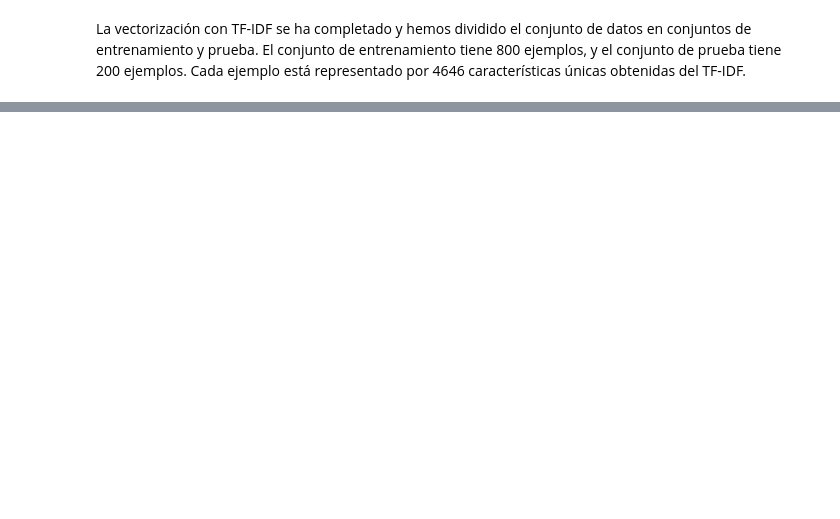
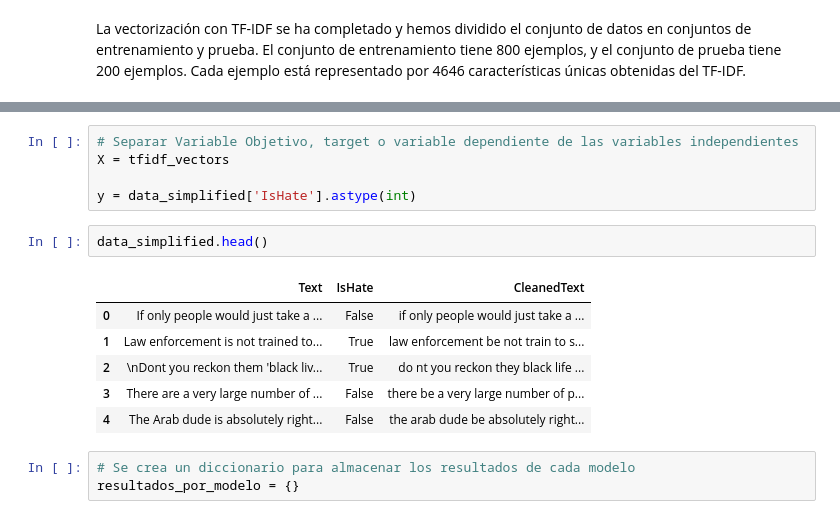
Before and after one commit to AI-School-F5-P2/Proyecto_NLP_Grupo_3, a Jupyter notebook: Notebooks/Modelos.ipynb, the cells around one changed output, grey strips where cells are left out. Drawn from its saved outputs; the diff is of its cells as text; blank space fills up the shorter version.

```diff
--- a/Notebooks/Modelos.ipynb
+++ b/Notebooks/Modelos.ipynb
@@ -256,0 +342,17 @@ Aquí está el desglose:
+# %%
+# Separar Variable Objetivo, target o variable dependiente de las variables independientes
+X = tfidf_vectors
+
+y = data_simplified['IsHate'].astype(int)
+# %%
+data_simplified.head()
+# %% [output]
+|  | Text | IsHate | CleanedText |
+| 0 | If only people would just take a ... | False | if only people would just take a ... |
+| 1 | Law enforcement is not trained to... | True | law enforcement be not train to s... |
+| 2 | \nDont you reckon them 'black liv... | True | do nt you reckon they black life ... |
+| 3 | There are a very large number of ... | False | there be a very large number of p... |
+| 4 | The Arab dude is absolutely right... | False | the arab dude be absolutely right... |
+# %%
+# Se crea un diccionario para almacenar los resultados de cada modelo
+resultados_por_modelo = {}
```
Also changed, not shown: parts of 41 cells of this notebook, 1 other file.
